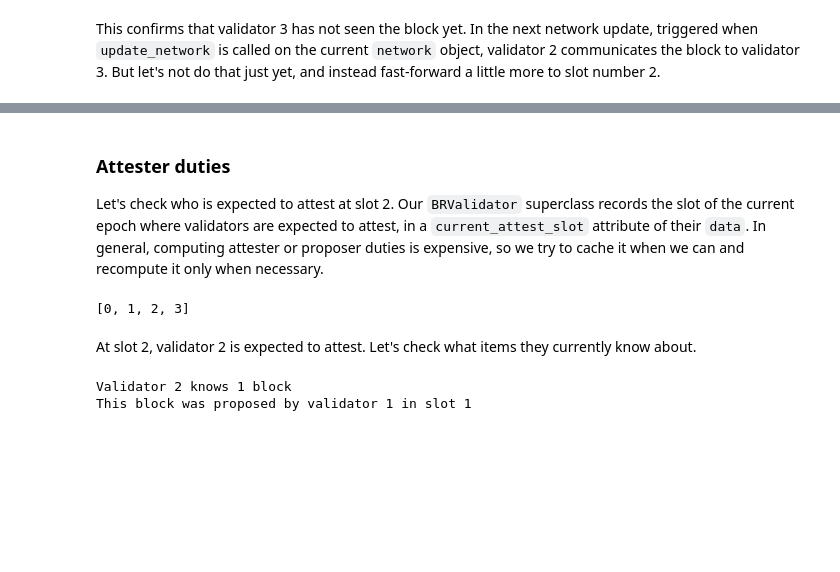
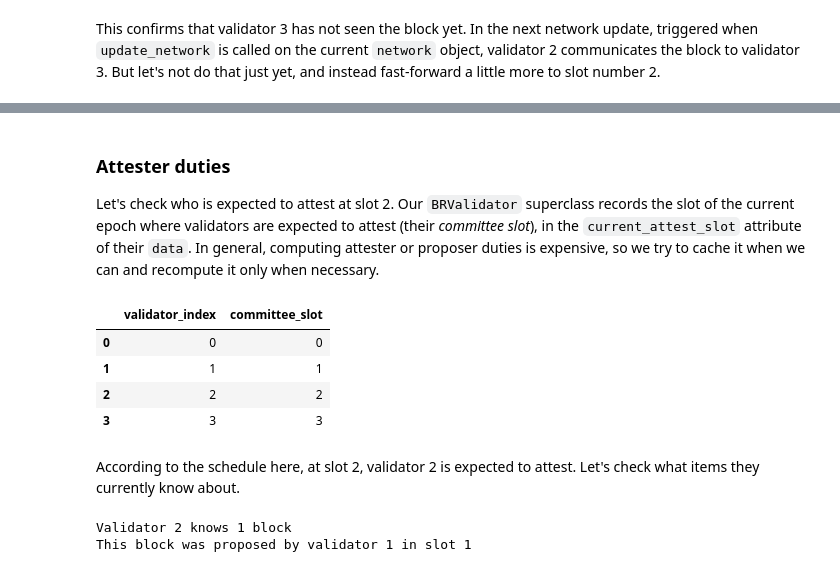
Before and after one commit to ethereum/rig, a Jupyter notebook: eth2economics/code/beaconrunner2050/br2050.ipynb, the cells around one changed output, grey strips where cells are left out. Drawn from its saved outputs; the diff is of its cells as text; code cells hidden in the pictures; blank space fills up the shorter version.

```diff
--- a/eth2economics/code/beaconrunner2050/br2050.ipynb
+++ b/eth2economics/code/beaconrunner2050/br2050.ipynb
@@ -190,14 +184,18 @@ Validator 0 says this is slot number 2
 # %% [markdown]
 ### Attester duties
 
-Let's check who is expected to attest at slot 2. Our `BRValidator` superclass records the slot of the current epoch where validators are expected to attest, in a `current_attest_slot` attribute of their `data`. In general, computing attester or proposer duties is expensive, so we try to cache it when we can and recompute it only when necessary.
+Let's check who is expected to attest at slot 2. Our `BRValidator` superclass records the slot of the current epoch where validators are expected to attest (their _committee slot_), in the `current_attest_slot` attribute of their `data`. In general, computing attester or proposer duties is expensive, so we try to cache it when we can and recompute it only when necessary.
 # %%
-committee_views = [validator.data.current_attest_slot for validator in net.validators]
-committee_views
+committee_slots = [validator.data.current_attest_slot for validator in net.validators]
+pd.DataFrame({ "validator_index": [0, 1, 2, 3], "committee_slot": committee_slots})
 # %% [output]
-[0, 1, 2, 3]
+|  | validator_index | committee_slot |
+| 0 | 0 | 0 |
+| 1 | 1 | 1 |
+| 2 | 2 | 2 |
+| 3 | 3 | 3 |
 # %% [markdown]
-At slot 2, validator 2 is expected to attest. Let's check what items they currently know about.
+According to the schedule here, at slot 2, validator 2 is expected to attest. Let's check what items they currently know about.
 # %%
 known_items = nt.knowledge_set(net, 2)
 print("Validator 2 knows", len(known_items["blocks"]), "block")
```
Also changed, not shown: parts of 43 cells of this notebook, 5 other files.
